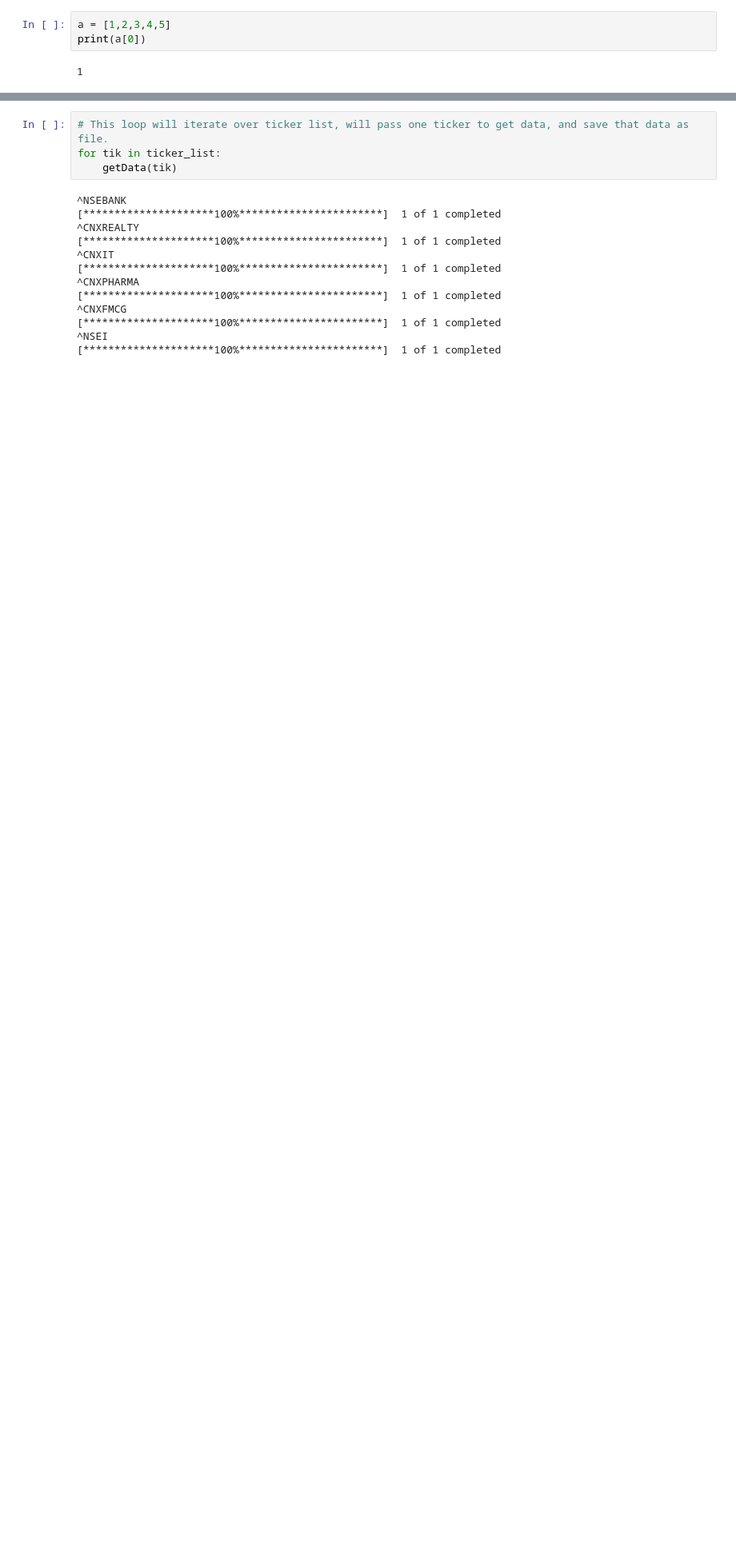
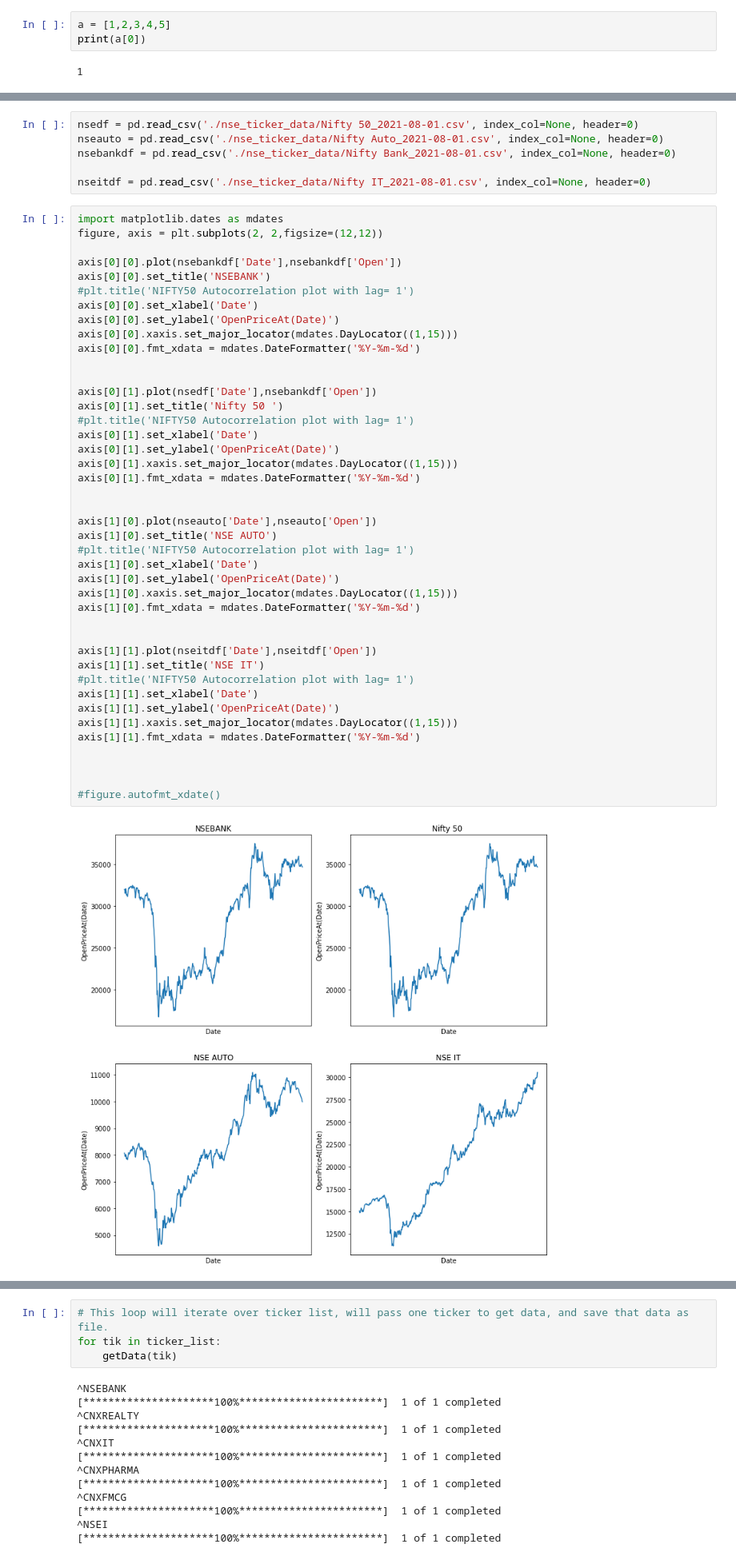
Before and after one commit to imamitsehgal/ThesisLJMU, a Jupyter notebook: ThesisProject.ipynb, the cells around one changed output, grey strips where cells are left out. Shown: that part at 80% size. Drawn from its saved outputs; the diff is of its cells as text; blank space fills up the shorter version.

```diff
--- a/ThesisProject.ipynb
+++ b/ThesisProject.ipynb
@@ -56,3 +80,53 @@ from tensorflow.keras.layers import Dropout
+# %%
+nsedf = pd.read_csv('./nse_ticker_data/Nifty 50_2021-08-01.csv', index_col=None, header=0)
+nseauto = pd.read_csv('./nse_ticker_data/Nifty Auto_2021-08-01.csv', index_col=None, header=0)
+nsebankdf = pd.read_csv('./nse_ticker_data/Nifty Bank_2021-08-01.csv', index_col=None, header=0)
+
+nseitdf = pd.read_csv('./nse_ticker_data/Nifty IT_2021-08-01.csv', index_col=None, header=0)
+# %%
+import matplotlib.dates as mdates
+figure, axis = plt.subplots(2, 2,figsize=(12,12))
+
+axis[0][0].plot(nsebankdf['Date'],nsebankdf['Open'])
+axis[0][0].set_title('NSEBANK')
+#plt.title('NIFTY50 Autocorrelation plot with lag= 1')
+axis[0][0].set_xlabel('Date')
+axis[0][0].set_ylabel('OpenPriceAt(Date)')
+axis[0][0].xaxis.set_major_locator(mdates.DayLocator((1,15)))
+axis[0][0].fmt_xdata = mdates.DateFormatter('%Y-%m-%d')
+
+
+axis[0][1].plot(nsedf['Date'],nsebankdf['Open'])
+axis[0][1].set_title('Nifty 50 ')
+#plt.title('NIFTY50 Autocorrelation plot with lag= 1')
+axis[0][1].set_xlabel('Date')
+axis[0][1].set_ylabel('OpenPriceAt(Date)')
+axis[0][1].xaxis.set_major_locator(mdates.DayLocator((1,15)))
+axis[0][1].fmt_xdata = mdates.DateFormatter('%Y-%m-%d')
+
+
+axis[1][0].plot(nseauto['Date'],nseauto['Open'])
+axis[1][0].set_title('NSE AUTO')
+#plt.title('NIFTY50 Autocorrelation plot with lag= 1')
+axis[1][0].set_xlabel('Date')
+axis[1][0].set_ylabel('OpenPriceAt(Date)')
+axis[1][0].xaxis.set_major_locator(mdates.DayLocator((1,15)))
+axis[1][0].fmt_xdata = mdates.DateFormatter('%Y-%m-%d')
+
+
+axis[1][1].plot(nseitdf['Date'],nseitdf['Open'])
+axis[1][1].set_title('NSE IT')
+#plt.title('NIFTY50 Autocorrelation plot with lag= 1')
+axis[1][1].set_xlabel('Date')
+axis[1][1].set_ylabel('OpenPriceAt(Date)')
+axis[1][1].xaxis.set_major_locator(mdates.DayLocator((1,15)))
+axis[1][1].fmt_xdata = mdates.DateFormatter('%Y-%m-%d')
+
+
+
+#figure.autofmt_xdate()
+# %% [output]
+[figure, added]
 # %%
 
 
```
Also changed, not shown: parts of 13 cells of this notebook, 7 other files.
